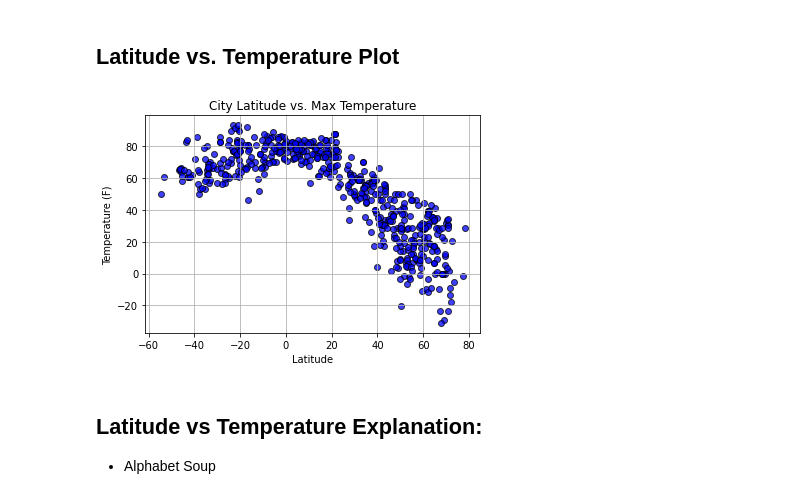
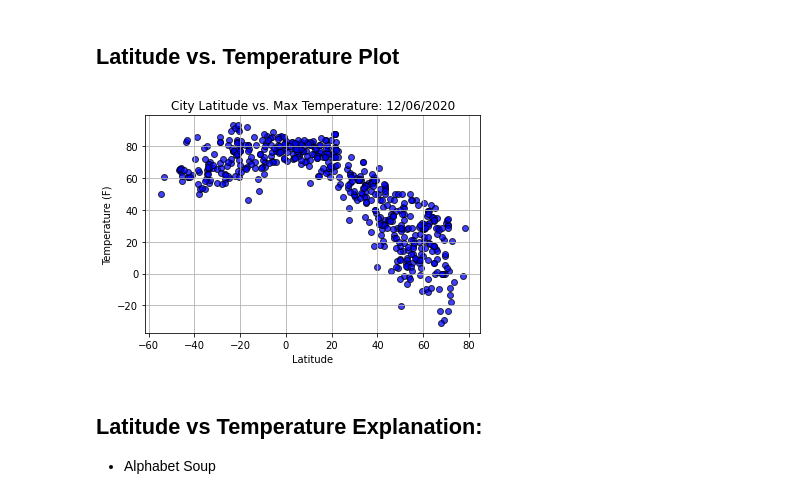
Before and after one commit to jforbis/python-api-challenge, a Jupyter notebook: WeatherPy.ipynb, the cells around one changed output. Saved outputs shown, nothing was run; the diff lists cells and outputs as text; code cells hidden in the pictures.

Commit message:
save point: finished scatter plots, now need to add explanations for them

```diff
--- a/WeatherPy.ipynb
+++ b/WeatherPy.ipynb
@@ -200,15 +200,15 @@ clean_city_data.head()
 # %%
 # Scatter plot for looking at latitude vs. temperature
 plt.scatter(clean_city_data["Lat"], clean_city_data["Max Temp"], marker="o", facecolors="blue", edgecolors="black", alpha=0.75)
 
 # Incorporate the other graph properties
-plt.title("City Latitude vs. Max Temperature")
+plt.title(f"City Latitude vs. Max Temperature: {time.strftime('%m/%d/%Y')}")
 plt.ylabel("Temperature (F)")
 plt.xlabel("Latitude")
 plt.grid(True)
 plt.savefig("weatherPy/output_data/fig1.png")
 # %% [output]
-[figure, old version]
+[figure, new version]
 # %% [markdown]
 ## Latitude vs Temperature Explanation:
 * Alphabet Soup
```
Also changed, not shown: parts of 7 cells of this notebook, 4 other files.
